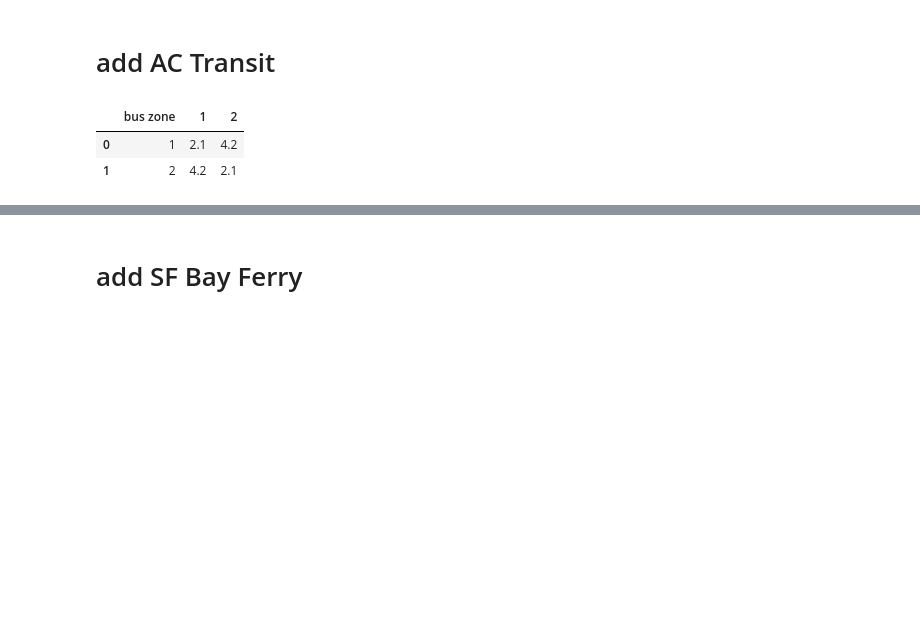
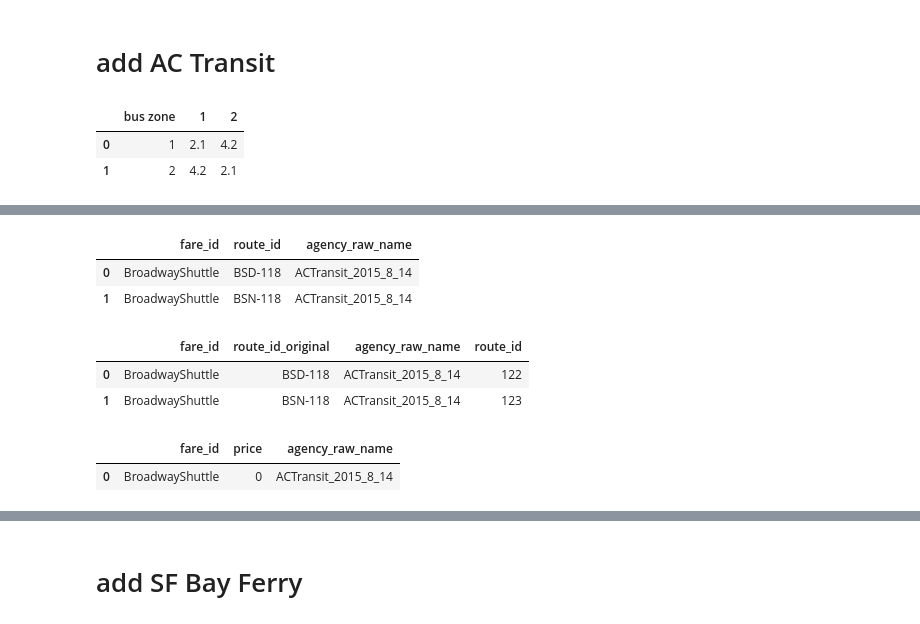
Before and after one commit to BayAreaMetro/travel-model-two-networks, a Jupyter notebook: notebooks/add-gtfs-missing-fare-inputs.ipynb, the cells around one changed output, grey strips where cells are left out. Cells and saved outputs as stored; diff of their text form; code cells hidden in the pictures; blank space fills up the shorter version.

Commit message:
version 12: Ben's additional fare comments
https://app.asana.com/0/0/1201003210087638/1201056947372234/f

```diff
--- a/notebooks/add-gtfs-missing-fare-inputs.ipynb
+++ b/notebooks/add-gtfs-missing-fare-inputs.ipynb
@@ -375,3 +379,46 @@ actransit_fare_df["agency_raw_name"] = "ACTransit_2015_8_14"
+# %%
+### AC Transit Broadway Shuttle is a FREE service
+### add flat fare, remove zone_id for stops
+
+# https://app.asana.com/0/12291104512575/1201003210087638/f
+
+broadwayshuttle_fare_rules_df = pd.read_csv(
+    os.path.join(input_dir,"external","gtfs","add_fare","ACTransit_fare","fare_rules.txt")
+)
+
+broadwayshuttle_fare_attributes_df = pd.read_csv(
+    os.path.join(input_dir,"external","gtfs","add_fare","ACTransit_fare","fare_attributes.txt")
+)
+
+broadwayshuttle_fare_rules_df["agency_raw_name"] = "ACTransit_2015_8_14"
+broadwayshuttle_fare_attributes_df["agency_raw_name"] = "ACTransit_2015_8_14"
+# %%
+broadwayshuttle_fare_rules_df
+# %% [output]
+|  | fare_id | route_id | agency_raw_name |
+| 0 | BroadwayShuttle | BSD-118 | ACTransit_2015_8_14 |
+| 1 | BroadwayShuttle | BSN-118 | ACTransit_2015_8_14 |
+# %%
+broadwayshuttle_fare_rules_df.rename(columns = {"route_id":"route_id_original"},
+                           inplace = True)
+
+broadwayshuttle_fare_rules_df = pd.merge(
+    broadwayshuttle_fare_rules_df,
+    transit_net.feed.routes[["route_id_original", "route_id", "agency_raw_name"]],
+    how = "left",
+    on = ["route_id_original", "agency_raw_name"]
+)
+# %%
+broadwayshuttle_fare_rules_df
+# %% [output]
+|  | fare_id | route_id_original | agency_raw_name | route_id |
+| 0 | BroadwayShuttle | BSD-118 | ACTransit_2015_8_14 | 122 |
+| 1 | BroadwayShuttle | BSN-118 | ACTransit_2015_8_14 | 123 |
+# %%
+broadwayshuttle_fare_attributes_df
+# %% [output]
+|  | fare_id | price | agency_raw_name |
+| 0 | BroadwayShuttle | 0 | ACTransit_2015_8_14 |
 # %%
 fare_attributes_df = pd.concat(
     [
```
Also changed, not shown: parts of 12 cells of this notebook.
